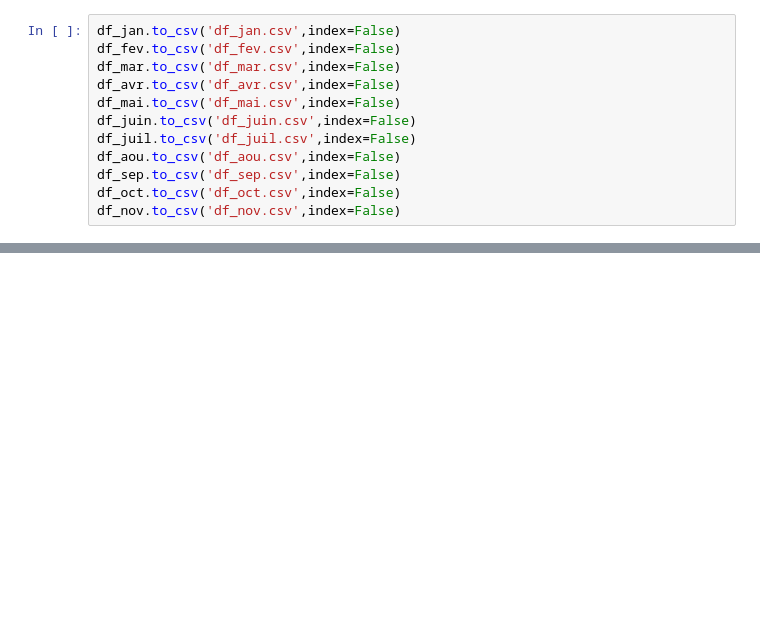
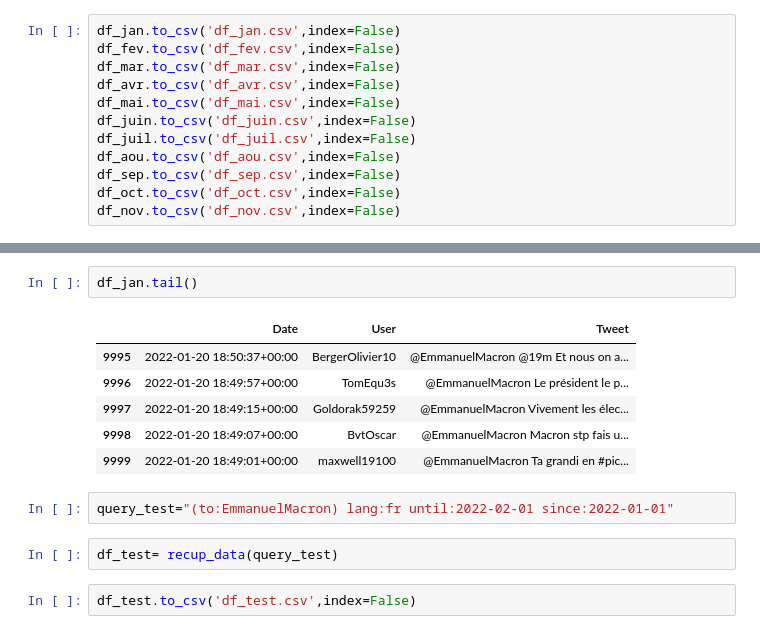
Before and after one commit to Pakatak/Projet_Python_2022, a Jupyter notebook: scraptwitter.ipynb, the cells around one changed output, grey strips where cells are left out. Drawn from its saved outputs; the diff is of its cells as text; blank space fills up the shorter version.

```diff
--- a/scraptwitter.ipynb
+++ b/scraptwitter.ipynb
@@ -65,0 +92,15 @@ df_nov.to_csv('df_nov.csv',index=False)
+# %%
+df_jan.tail()
+# %% [output]
+|  | Date | User | Tweet |
+| 9995 | 2022-01-20 18:50:37+00:00 | BergerOlivier10 | @EmmanuelMacron @19m Et nous on a... |
+| 9996 | 2022-01-20 18:49:57+00:00 | TomEqu3s | @EmmanuelMacron Le président le p... |
+| 9997 | 2022-01-20 18:49:15+00:00 | Goldorak59259 | @EmmanuelMacron Vivement les élec... |
+| 9998 | 2022-01-20 18:49:07+00:00 | BvtOscar | @EmmanuelMacron Macron stp fais u... |
+| 9999 | 2022-01-20 18:49:01+00:00 | maxwell19100 | @EmmanuelMacron Ta grandi en #pic... |
+# %%
+query_test="(to:EmmanuelMacron) lang:fr until:2022-02-01 since:2022-01-01"
+# %%
+df_test= recup_data(query_test)
+# %%
+df_test.to_csv('df_test.csv',index=False)
```
Also changed, not shown: parts of 5 cells of this notebook.
